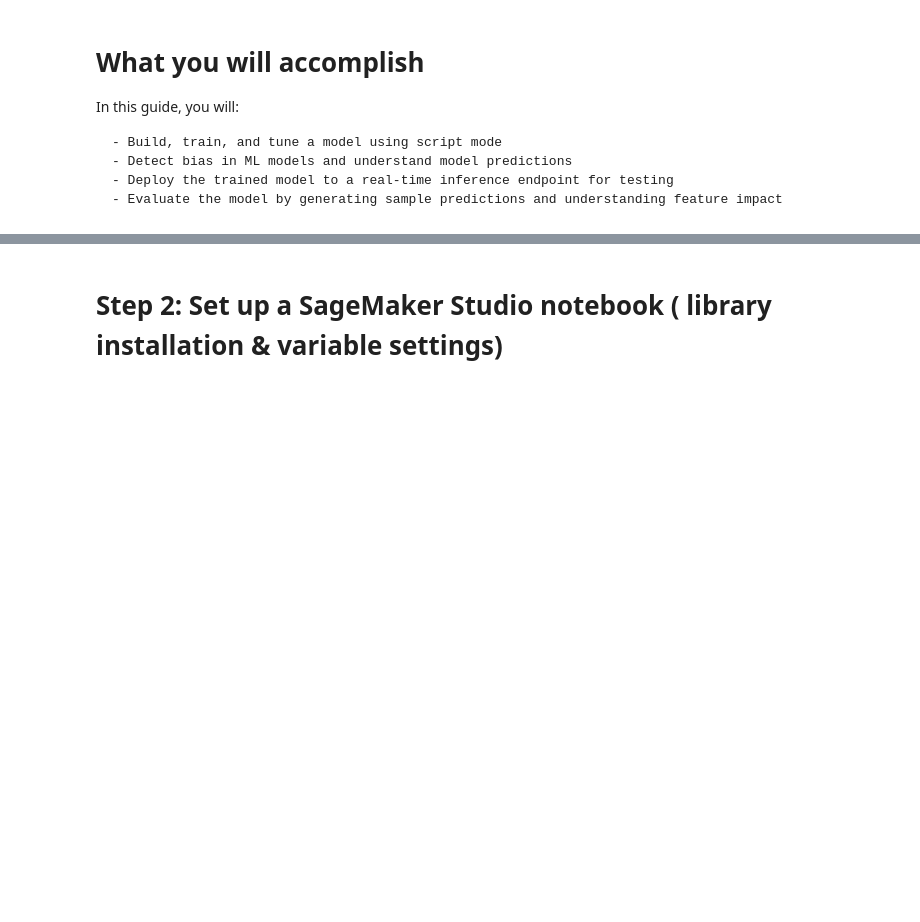
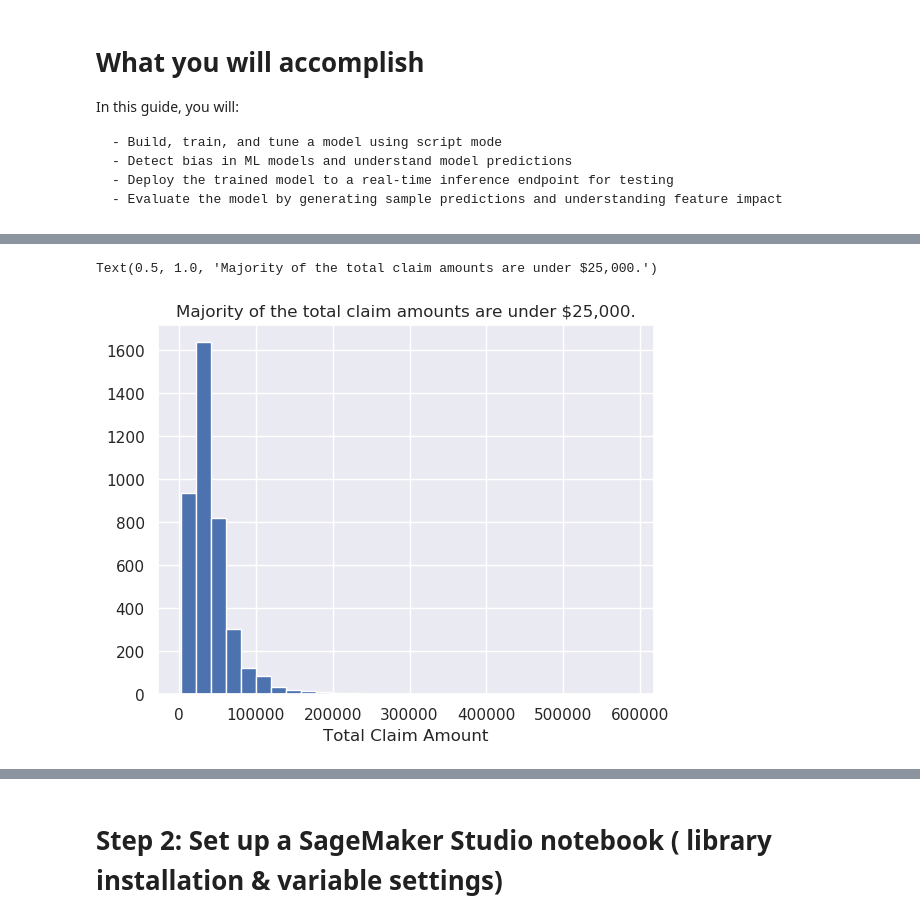
Before and after one commit to anupam-dewan/SMRampup, a Jupyter notebook: 01_TrainMLModel.ipynb, the cells around one changed output, grey strips where cells are left out. Drawn from its saved outputs; the diff is of its cells as text; code cells hidden in the pictures; blank space fills up the shorter version.

```diff
--- a/01_TrainMLModel.ipynb
+++ b/01_TrainMLModel.ipynb
@@ -21,0 +98,8 @@ Six months later her new teammate, Christina, sees a deprecation in the performa
+# %%
+# plot the total claim amounts
+plt.hist(df_train_data.total_claim_amount, bins=30)
+plt.xlabel("Total Claim Amount")
+plt.title("Majority of the total claim amounts are under $25,000.")
+# %% [output]
+Text(0.5, 1.0, 'Majority of the total claim amounts are under $25,000.')
+[figure, added]
```
Also changed, not shown: parts of 28 cells of this notebook.
